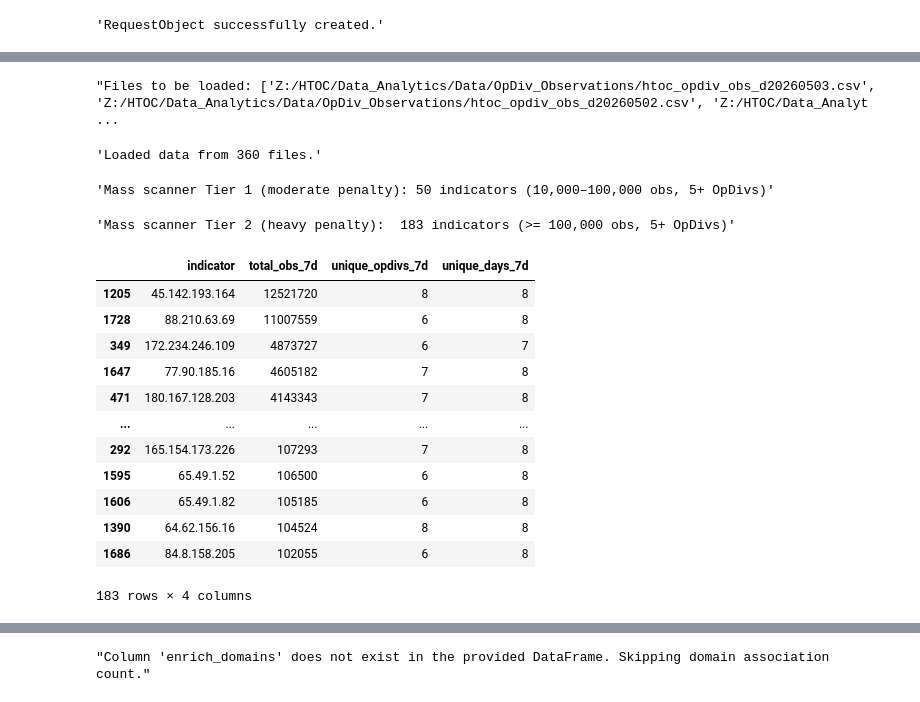
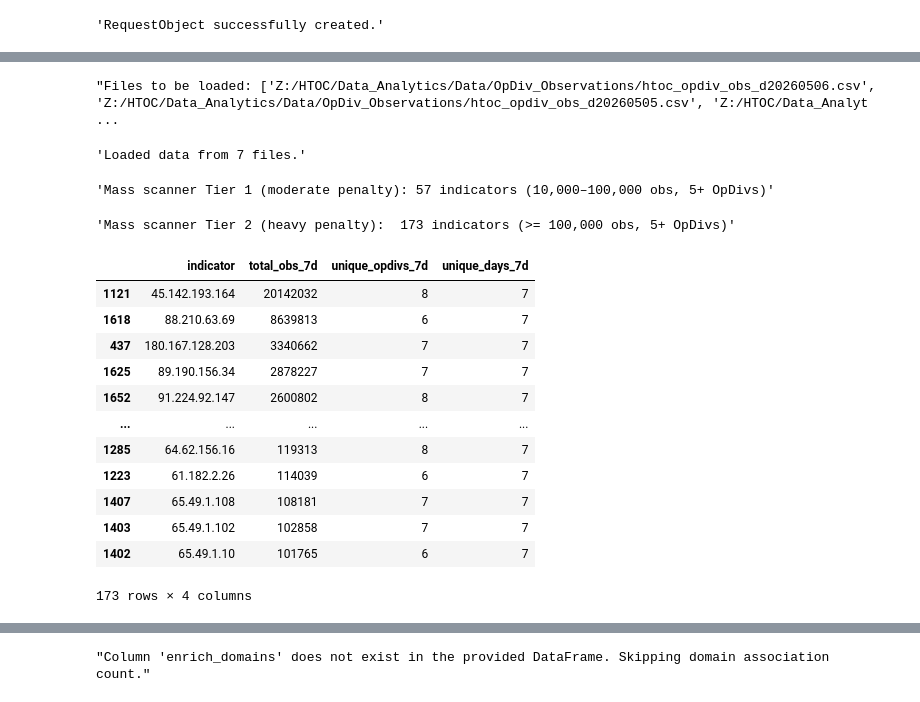
Before and after one commit to jaytlinaskew-org/htoc, a Jupyter notebook: notebooks/ThreatAssessment Scoring/ThreatAssessScoringV5.ipynb, the cells around one changed output, grey strips where cells are left out. Drawn from its saved outputs; the diff is of its cells as text; code cells hidden in the pictures.

```diff
--- a/notebooks/ThreatAssessment Scoring/ThreatAssessScoringV5.ipynb
+++ b/notebooks/ThreatAssessment Scoring/ThreatAssessScoringV5.ipynb
@@ -574,12 +575,12 @@ from datetime import datetime, timedelta
 OPDIV_BASE_PATH = r"Z:/HTOC/Data_Analytics/Data/OpDiv_Observations/htoc_opdiv_obs_d{date}.csv"
 #OPDIV_BASE_PATH = r"C:\Users\jaskew\Documents\project_repository\data\raw\ObservationDataFiles\htoc_opdiv_obs_d{date}.csv"
 OPDIV_DATE_FORMAT = "%Y%m%d"
-OPDIV_LOOKBACK_DAYS = 360
+OPDIV_LOOKBACK_DAYS = 7
 
 # Base file path with placeholder for date
 base_path = OPDIV_BASE_PATH
 
-def get_file_paths(base_path, days=360):
+def get_file_paths(base_path, days=7):
     """Generate file paths for the last `days` days using list comprehension."""
     today = datetime.utcnow()
     dates_to_pull = [(today - timedelta(days=i)).strftime(OPDIV_DATE_FORMAT) for i in range(days)]
@@ -647,49 +648,49 @@ if not observed_data_df.empty and 'obs_date' in observed_data_df.columns:
 
     broad_spread = mass_scanner_agg['unique_opdivs_7d'] >= MASS_SCANNER_OPDIV_MIN
 
     mass_scanner_agg['mass_scanner_tier1'] = (
         (mass_scanner_agg['total_obs_7d'] >= MASS_SCANNER_TIER1_OBS) &
         (mass_scanner_agg['total_obs_7d'] <  MASS_SCANNER_TIER2_OBS) &
         broad_spread
     )
     mass_scanner_agg['mass_scanner_tier2'] = (
         (mass_scanner_agg['total_obs_7d'] >= MASS_SCANNER_TIER2_OBS) &
         broad_spread
     )
 
     n1 = mass_scanner_agg['mass_scanner_tier1'].sum()
     n2 = mass_scanner_agg['mass_scanner_tier2'].sum()
     display(f"Mass scanner Tier 1 (moderate penalty): {n1} indicators "
             f"({MASS_SCANNER_TIER1_OBS:,}–{MASS_SCANNER_TIER2_OBS:,} obs, {MASS_SCANNER_OPDIV_MIN}+ OpDivs)")
     display(f"Mass scanner Tier 2 (heavy penalty):  {n2} indicators "
             f"(>= {MASS_SCANNER_TIER2_OBS:,} obs, {MASS_SCANNER_OPDIV_MIN}+ OpDivs)")
     display(mass_scanner_agg[mass_scanner_agg['mass_scanner_tier2']][
         ['indicator', 'total_obs_7d', 'unique_opdivs_7d', 'unique_days_7d']
     ].sort_values('total_obs_7d', ascending=False))
 else:
     mass_scanner_agg = pd.DataFrame(columns=[
         'indicator', 'total_obs_7d', 'unique_opdivs_7d', 'unique_days_7d',
         'mass_scanner_tier1', 'mass_scanner_tier2'
     ])
     display("Mass scanner detection skipped — observed_data_df is empty or missing obs_date.")
 # %% [output]
-"Files to be loaded: ['Z:/HTOC/Data_Analytics/Data/OpDiv_Observations/htoc_opdiv_obs_d20260503.csv', 'Z:/HTOC/Data_Analytics/Data/OpDiv_Observations/htoc_opdiv_obs_d20260502.csv', 'Z:/HTOC/Data_Analyt ...
+"Files to be loaded: ['Z:/HTOC/Data_Analytics/Data/OpDiv_Observations/htoc_opdiv_obs_d20260506.csv', 'Z:/HTOC/Data_Analytics/Data/OpDiv_Observations/htoc_opdiv_obs_d20260505.csv', 'Z:/HTOC/Data_Analyt ...
-'Loaded data from 360 files.'
+'Loaded data from 7 files.'
-'Mass scanner Tier 1 (moderate penalty): 50 indicators (10,000–100,000 obs, 5+ OpDivs)'
+'Mass scanner Tier 1 (moderate penalty): 57 indicators (10,000–100,000 obs, 5+ OpDivs)'
-'Mass scanner Tier 2 (heavy penalty):  183 indicators (>= 100,000 obs, 5+ OpDivs)'
+'Mass scanner Tier 2 (heavy penalty):  173 indicators (>= 100,000 obs, 5+ OpDivs)'
 |  | indicator | total_obs_7d | unique_opdivs_7d | unique_days_7d |
-| 1205 | 45.142.193.164 | 12521720 | 8 | 8 |
-| 1728 | 88.210.63.69 | 11007559 | 6 | 8 |
-| 349 | 172.234.246.109 | 4873727 | 6 | 7 |
-| 1647 | 77.90.185.16 | 4605182 | 7 | 8 |
-| 471 | 180.167.128.203 | 4143343 | 7 | 8 |
+| 1121 | 45.142.193.164 | 20142032 | 8 | 7 |
+| 1618 | 88.210.63.69 | 8639813 | 6 | 7 |
+| 437 | 180.167.128.203 | 3340662 | 7 | 7 |
+| 1625 | 89.190.156.34 | 2878227 | 7 | 7 |
+| 1652 | 91.224.92.147 | 2600802 | 8 | 7 |
 | ... | ... | ... | ... | ... |
-| 292 | 165.154.173.226 | 107293 | 7 | 8 |
-| 1595 | 65.49.1.52 | 106500 | 6 | 8 |
-| 1606 | 65.49.1.82 | 105185 | 6 | 8 |
-| 1390 | 64.62.156.16 | 104524 | 8 | 8 |
-| 1686 | 84.8.158.205 | 102055 | 6 | 8 |
+| 1285 | 64.62.156.16 | 119313 | 8 | 7 |
+| 1223 | 61.182.2.26 | 114039 | 6 | 7 |
+| 1407 | 65.49.1.108 | 108181 | 7 | 7 |
+| 1403 | 65.49.1.102 | 102858 | 7 | 7 |
+| 1402 | 65.49.1.10 | 101765 | 6 | 7 |
-183 rows × 4 columns
+173 rows × 4 columns
 # %%
 import pandas as pd
 from datetime import timedelta
```
Also changed, not shown: parts of 12 cells of this notebook, 50 other files.
